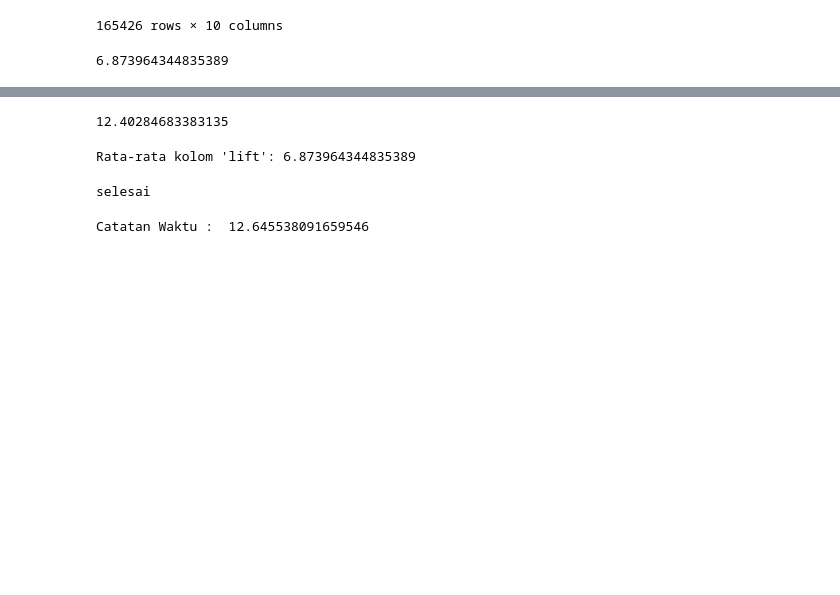
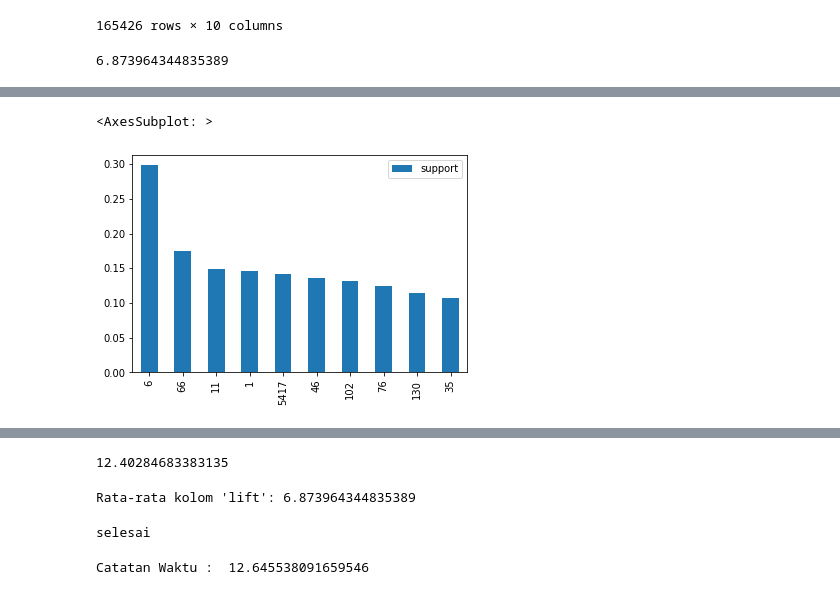
Before and after one commit to rifqiazizm/fpgrowth-bat, a Jupyter notebook: FP GROWTH.ipynb, the cells around one changed output, grey strips where cells are left out. Cells and saved outputs as stored; diff of their text form; code cells hidden in the pictures; blank space fills up the shorter version.

```diff
--- a/FP GROWTH.ipynb
+++ b/FP GROWTH.ipynb
@@ -494,0 +507,5 @@ rule_FPGROWTH['lift'].mean()
+# %%
+asd.plot(kind='bar')
+# %% [output]
+<AxesSubplot: >
+[figure, added]
```
Also changed, not shown: parts of 5 cells of this notebook, 1 other file.
